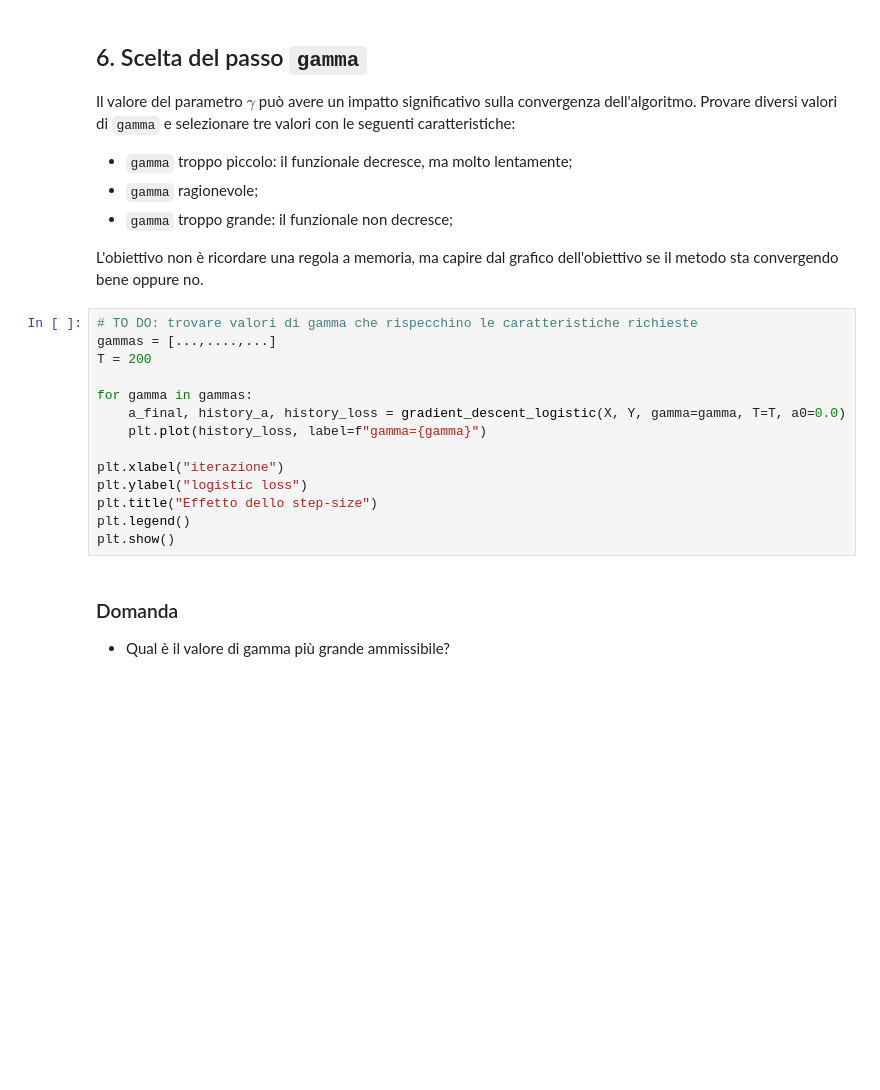
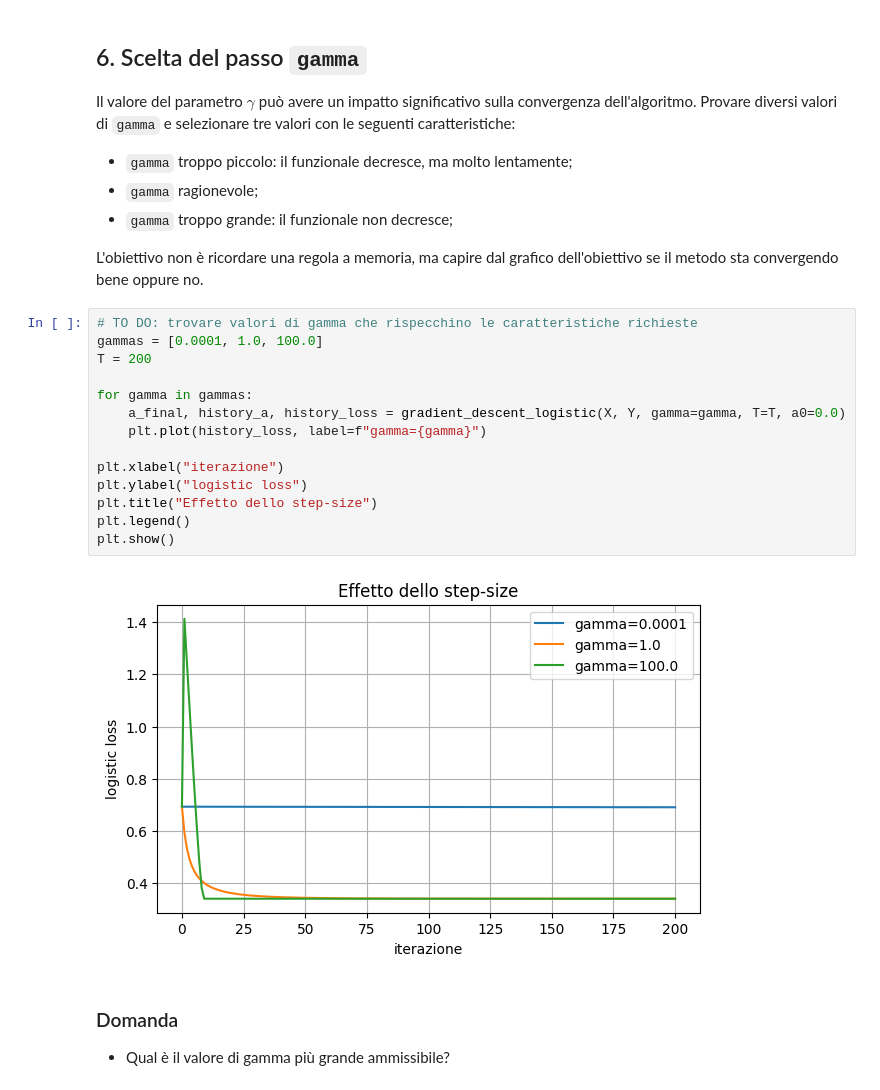
Before and after one commit to iamgiu/Introduzione-al-Data-Science, a Jupyter notebook: Notebook/Terza Settimana/lab3.ipynb, the cells around one changed output. Saved outputs shown, nothing was run; the diff lists cells and outputs as text; blank space fills up the shorter version.

```diff
--- a/Notebook/Terza Settimana/lab3.ipynb
+++ b/Notebook/Terza Settimana/lab3.ipynb
@@ -329,18 +368,20 @@ Il valore del parametro $\gamma$ può avere un impatto significativo sulla conve
 L'obiettivo non è ricordare una regola a memoria, ma capire dal grafico dell'obiettivo se il metodo sta convergendo bene oppure no.
 # %%
 # TO DO: trovare valori di gamma che rispecchino le caratteristiche richieste
-gammas = [...,....,...]
+gammas = [0.0001, 1.0, 100.0]
 T = 200
 
 for gamma in gammas:
     a_final, history_a, history_loss = gradient_descent_logistic(X, Y, gamma=gamma, T=T, a0=0.0)
     plt.plot(history_loss, label=f"gamma={gamma}")
 
 plt.xlabel("iterazione")
 plt.ylabel("logistic loss")
 plt.title("Effetto dello step-size")
 plt.legend()
 plt.show()
+# %% [output]
+[figure, added]
 # %% [markdown]
 ### Domanda
 
```
Also changed, not shown: parts of 12 cells of this notebook.
